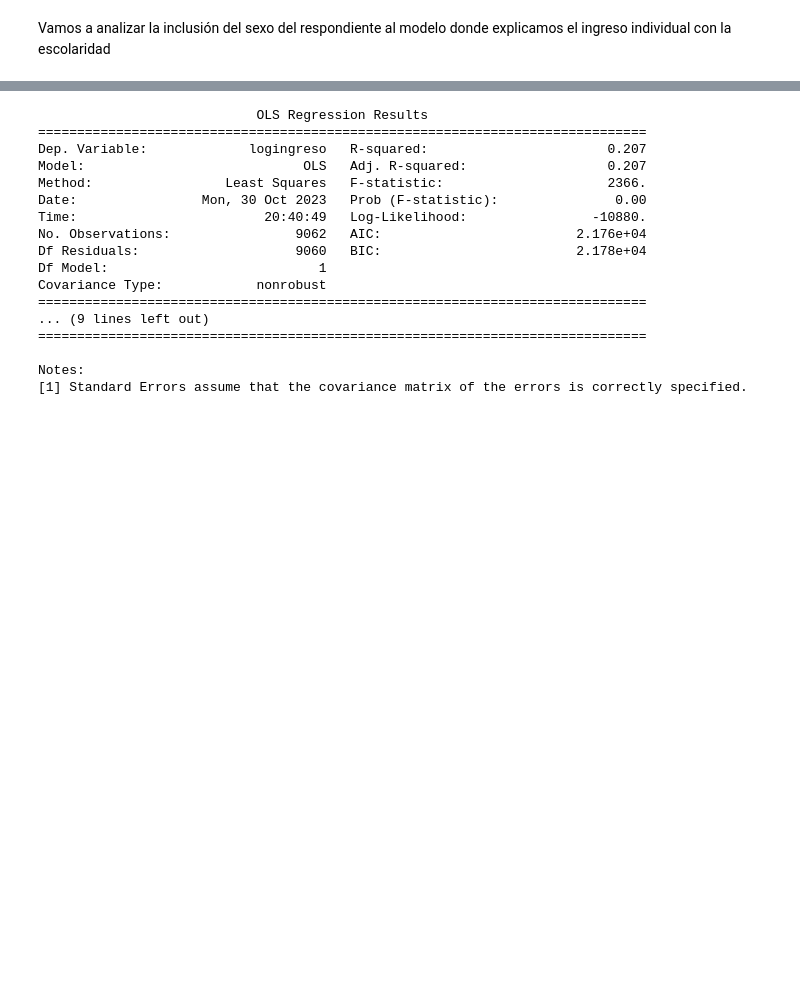
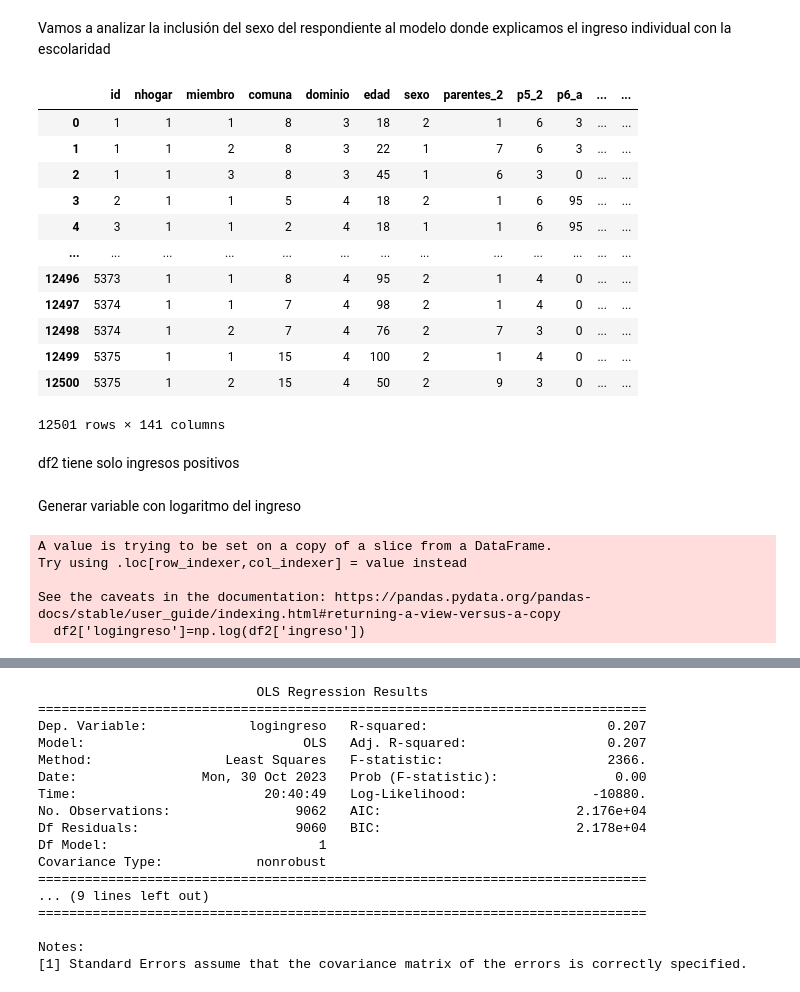
Before and after one commit to rpasquini/econometria-iae, a Jupyter notebook: Ejemplos_Regresion_Multiple.ipynb, the cells around one changed output, grey strips where cells are left out. Drawn from its saved outputs; the diff is of its cells as text; code cells hidden in the pictures; blank space fills up the shorter version.

```diff
--- a/Ejemplos_Regresion_Multiple.ipynb
+++ b/Ejemplos_Regresion_Multiple.ipynb
@@ -12,3 +12,19 @@ import statsmodels.formula.api as smf
 Vamos a analizar la inclusión del sexo del respondiente al modelo donde explicamos el ingreso individual con la escolaridad
 # %%
 df=pd.read_csv('https://github.com/rpasquini/econometria-iae/blob/main/datos/eah2022_bu_ampliada_ind.txt?raw=true',sep=';')
+# %%
+df
+# %% [output]
+|  | id | nhogar | miembro | comuna | dominio | edad | sexo | parentes_2 | p5_2 | p6_a | ... | ... |
+| 0 | 1 | 1 | 1 | 8 | 3 | 18 | 2 | 1 | 6 | 3 | ... | ... |
+| 1 | 1 | 1 | 2 | 8 | 3 | 22 | 1 | 7 | 6 | 3 | ... | ... |
+| 2 | 1 | 1 | 3 | 8 | 3 | 45 | 1 | 6 | 3 | 0 | ... | ... |
+| 3 | 2 | 1 | 1 | 5 | 4 | 18 | 2 | 1 | 6 | 95 | ... | ... |
+| 4 | 3 | 1 | 1 | 2 | 4 | 18 | 1 | 1 | 6 | 95 | ... | ... |
+| ... | ... | ... | ... | ... | ... | ... | ... | ... | ... | ... | ... | ... |
+| 12496 | 5373 | 1 | 1 | 8 | 4 | 95 | 2 | 1 | 4 | 0 | ... | ... |
+| 12497 | 5374 | 1 | 1 | 7 | 4 | 98 | 2 | 1 | 4 | 0 | ... | ... |
+| 12498 | 5374 | 1 | 2 | 7 | 4 | 76 | 2 | 7 | 3 | 0 | ... | ... |
+| 12499 | 5375 | 1 | 1 | 15 | 4 | 100 | 2 | 1 | 4 | 0 | ... | ... |
+| 12500 | 5375 | 1 | 2 | 15 | 4 | 50 | 2 | 9 | 3 | 0 | ... | ... |
+12501 rows × 141 columns
@@ -14,0 +33,2 @@ df=pd.read_csv('https://github.com/rpasquini/econometria-iae/blob/main/datos/eah
+# %% [markdown]
+df2 tiene solo ingresos positivos
@@ -14,0 +37,10 @@ df=pd.read_csv('https://github.com/rpasquini/econometria-iae/blob/main/datos/eah
+# %% [markdown]
+Generar variable con logaritmo del ingreso
+# %%
+df2['logingreso']=np.log(df2['ingreso'])
+# %% [output]
+A value is trying to be set on a copy of a slice from a DataFrame.
+Try using .loc[row_indexer,col_indexer] = value instead
+
+See the caveats in the documentation: https://pandas.pydata.org/pandas-docs/stable/user_guide/indexing.html#returning-a-view-versus-a-copy
+  df2['logingreso']=np.log(df2['ingreso'])
```
Also changed, not shown: parts of 31 cells of this notebook.
